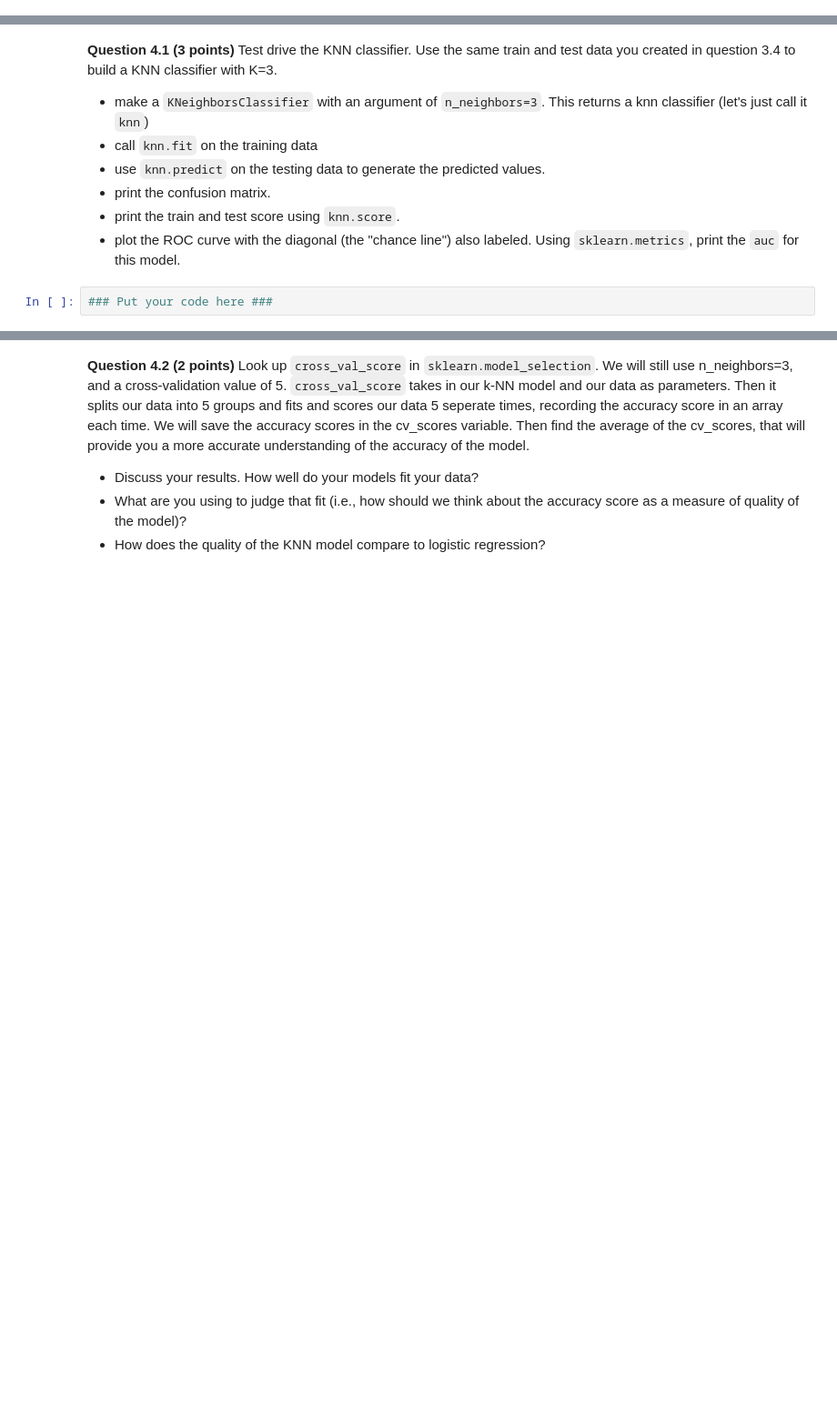
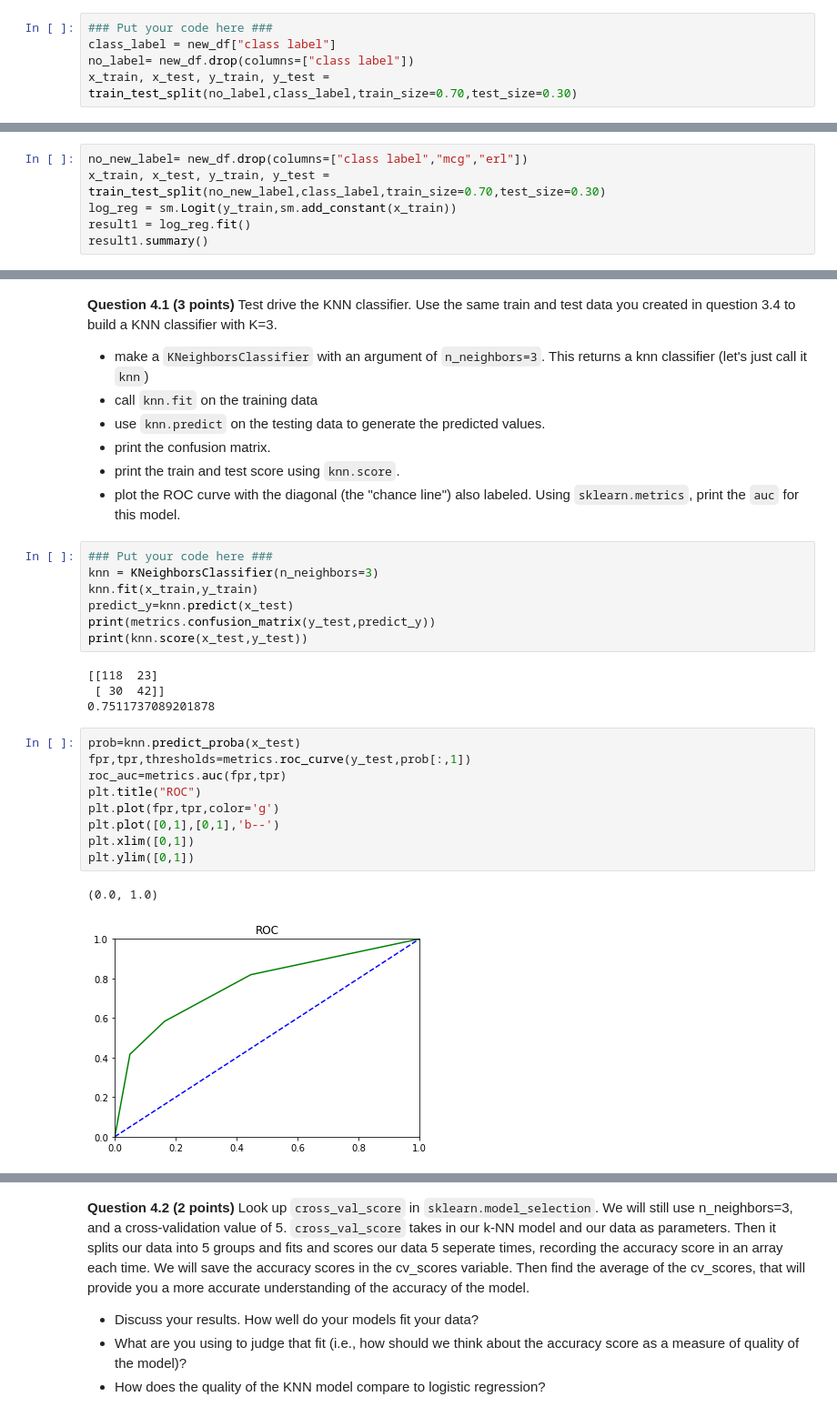
Before and after one commit to zhaoyuq4/hw-03, a Jupyter notebook: HW-03_GitML-Yuqing Zhao.ipynb, the cells around one changed output, grey strips where cells are left out. Shown at 91% size. Cells and saved outputs as stored; diff of their text form; blank space fills up the shorter version.

```diff
--- a/HW-03_GitML-Yuqing Zhao.ipynb
+++ b/HW-03_GitML-Yuqing Zhao.ipynb
@@ -84,3 +129,8 @@ In the next part we will build a logistic regression model for the data classifi
+# %%
+### Put your code here ###
+class_label = new_df["class label"]
+no_label= new_df.drop(columns=["class label"])
+x_train, x_test, y_train, y_test = train_test_split(no_label,class_label,train_size=0.70,test_size=0.30)
 # %% [markdown]
 **Question 3.2 (2 points)** Perform the logistic regression.
 * Discuss your results. How well does your model fit your data? What evidence are you using to make the determination?
@@ -95,0 +167,6 @@ In the next part we will build a logistic regression model for the data classifi
+# %%
+no_new_label= new_df.drop(columns=["class label","mcg","erl"])
+x_train, x_test, y_train, y_test = train_test_split(no_new_label,class_label,train_size=0.70,test_size=0.30)
+log_reg = sm.Logit(y_train,sm.add_constant(x_train))
+result1 = log_reg.fit()
+result1.summary()
@@ -107,8 +207,29 @@ In the next part we will be building a class that will use the k-nearest neighbo
 - print the confusion matrix.
 - print the train and test score using `knn.score`.
 - plot the ROC curve with the diagonal (the "chance line") also labeled. Using `sklearn.metrics`, print the `auc` for this model.
-# %%
-### Put your code here ###
+# %%
+### Put your code here ###
+knn = KNeighborsClassifier(n_neighbors=3)
+knn.fit(x_train,y_train)
+predict_y=knn.predict(x_test)
+print(metrics.confusion_matrix(y_test,predict_y))
+print(knn.score(x_test,y_test))
+# %% [output]
+[[118  23]
+ [ 30  42]]
+0.7511737089201878
+# %%
+prob=knn.predict_proba(x_test)
+fpr,tpr,thresholds=metrics.roc_curve(y_test,prob[:,1])
+roc_auc=metrics.auc(fpr,tpr)
+plt.title("ROC")
+plt.plot(fpr,tpr,color='g')
+plt.plot([0,1],[0,1],'b--')
+plt.xlim([0,1])
+plt.ylim([0,1])
+# %% [output]
+(0.0, 1.0)
+[figure, added]
 # %% [markdown]
 ## k-Fold Cross-Validation
 Cross-validation is when the dataset is randomly split up into ‘k’ groups. One of the groups is used as the test set and the rest are used as the training set. The model is trained on the training set and scored on the test set. Then the process is repeated until each unique group as been used as the test set.
```
Also changed, not shown: parts of 17 cells of this notebook.
